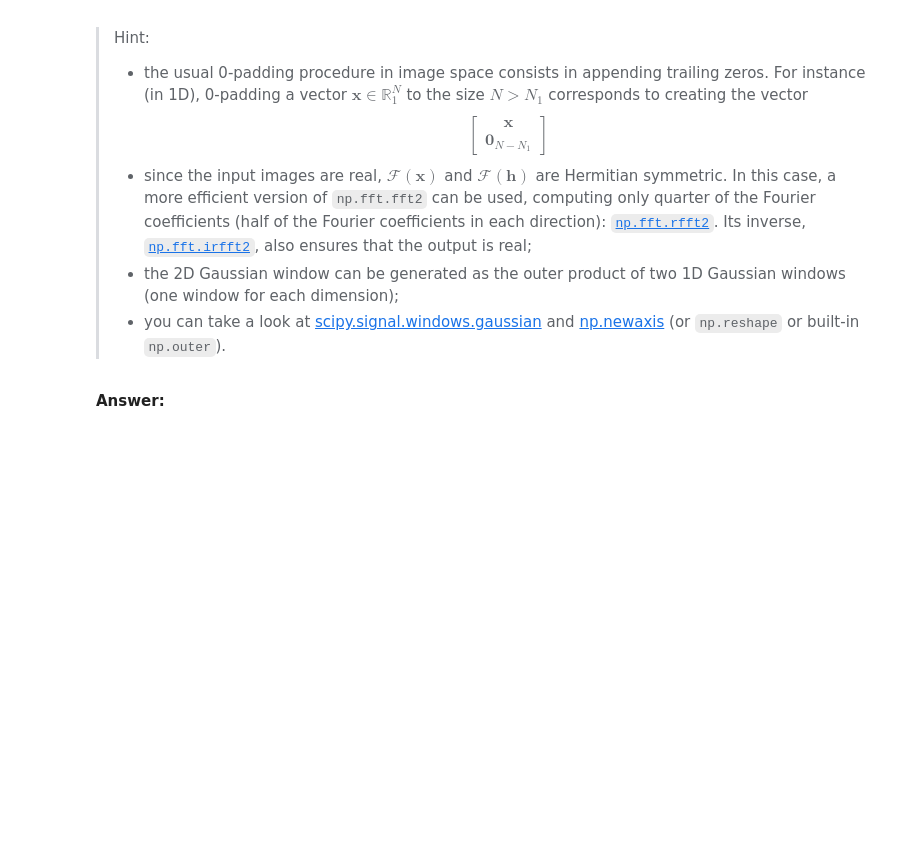
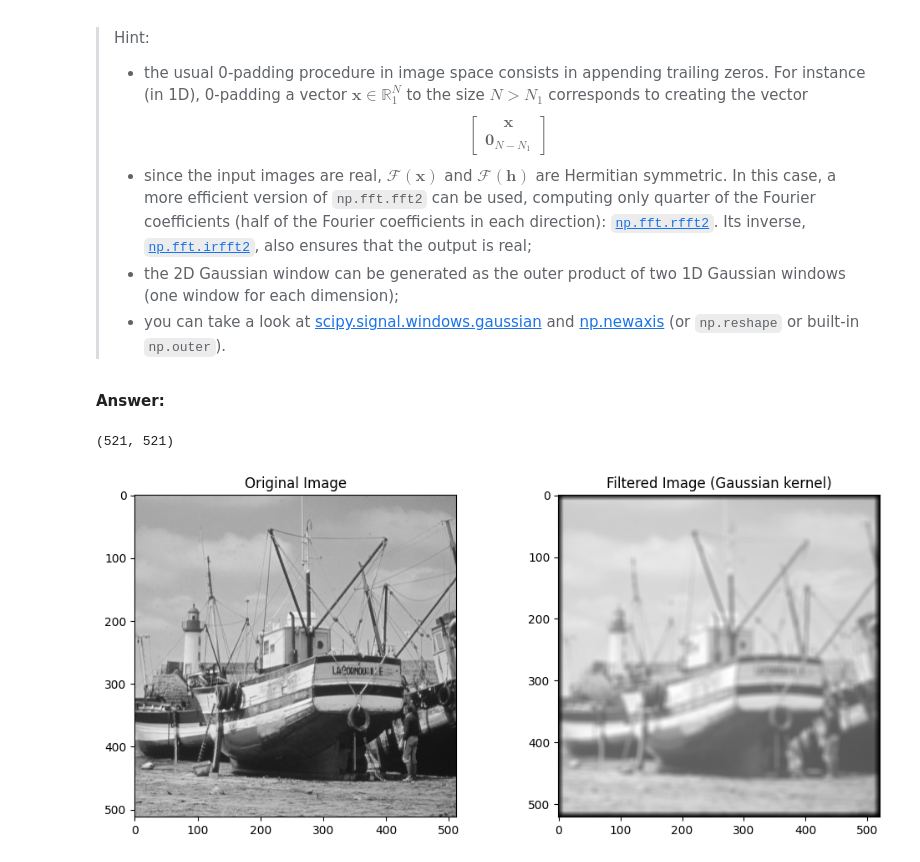
Before and after one commit to antoineamiel/python_sdia, a Jupyter notebook: Labs/Lab3/lab3.ipynb, the cells around one changed output. Saved outputs shown, nothing was run; the diff lists cells and outputs as text; code cells hidden in the pictures; blank space fills up the shorter version.

```diff
--- a/Labs/Lab3/lab3.ipynb
+++ b/Labs/Lab3/lab3.ipynb
@@ -353,0 +410,38 @@ Compute and display $\mathbf{X} \star \mathbf{H}$, for $M_2 = N_2 = 10$. What do
+# %%
+from scipy.signal.windows import gaussian
+
+def linear_convolution(x, h):
+    n1, n2 = x.shape
+    m1, m2 = h.shape
+
+    # Forward FFT with automatic zero-padding
+    M, N = n1 + m1 - 1, n2 + m2 - 1
+    f1 = np.fft.rfft2(x, s=(M, N))
+    f2 = np.fft.rfft2(h, s=(M, N))
+
+    # Inverse FFT
+    result = np.fft.irfft2(f1 * f2, s=(M, N))
+
+    return result
+
+M2 = N2 = 10
+sigma = 10
+wy = gaussian(M2, std=sigma)
+wx = gaussian(N2, std=sigma)
+H = np.outer(wy, wx)
+H /= H.sum()
+
+result = linear_convolution(img, H)
+print(result.shape)
+
+plt.figure(figsize=(12, 5))
+plt.subplot(121)
+plt.imshow(img, cmap='gray')
+plt.title('Original Image')
+plt.subplot(122)
+plt.imshow(result, cmap='gray')
+plt.title('Filtered Image (Gaussian kernel)')
+plt.show()
+# %% [output]
+(521, 521)
+[figure, added]
```
Also changed, not shown: parts of 13 cells of this notebook, 3 other files.
